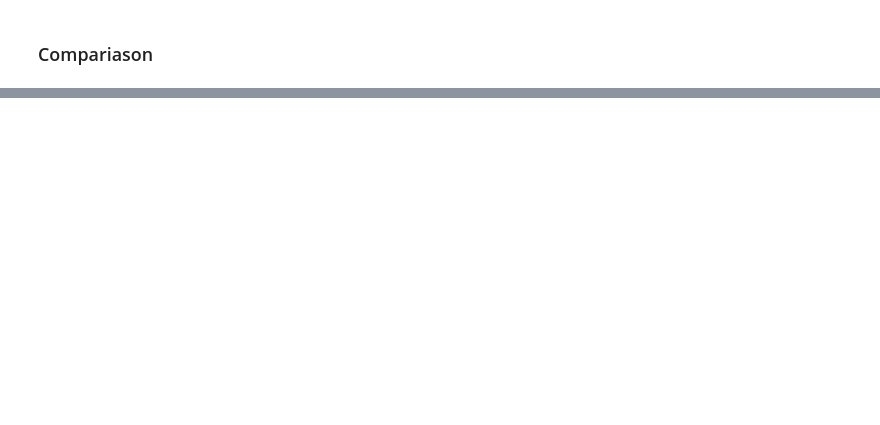
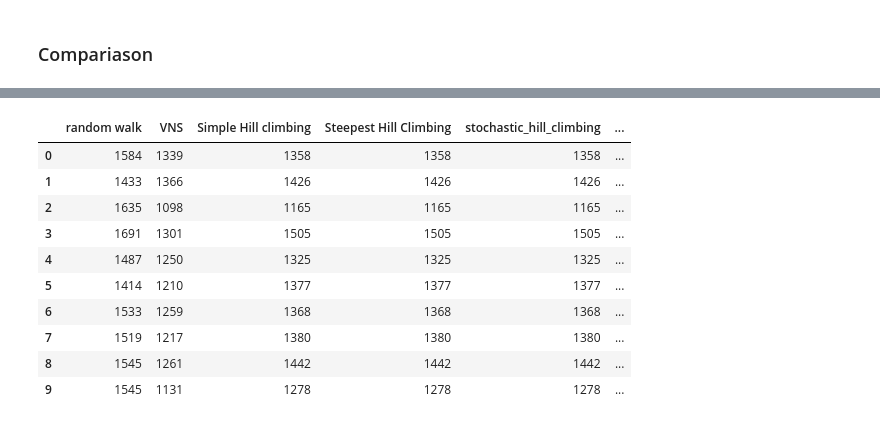
Before and after one commit to RamdhanZiane/graph-optimization-methods, a Jupyter notebook: MetaHeuristics.ipynb, the cells around one changed output, grey strips where cells are left out. Drawn from its saved outputs; the diff is of its cells as text; code cells hidden in the pictures; blank space fills up the shorter version.

```diff
--- a/MetaHeuristics.ipynb
+++ b/MetaHeuristics.ipynb
@@ -1528,0 +1362,2 @@ plt.show()
+# %%
+taillard = load_taillard('benchmarks/tai20_5.txt')
@@ -1528,0 +1451,35 @@ plt.show()
+# %%
+results_df6 = pd.DataFrame(columns=["Instance", "Upper Bound", "Initial solution", "Makespan"])
+for i in range(len(taillard)):
+    data = np.array(taillard[i]['jobs'])
+    permutation = np.random.permutation(len(data)).tolist()
+    permutation , initial_solution = neh_algorithm(data.T)
+    fs = Flowshop(data=data, nb_machines=len(data), nb_jobs=len(data[0]))
+    _,_,neighbor_cmax,_ = fs.simulated_annealing()
+
+    new_row = pd.DataFrame({
+                            "Instance": [i],
+                            "Upper Bound": [taillard[i]['upper_bound']],
+                            "Initial solution": [int(initial_solution)],
+                            "Makespan": [int(neighbor_cmax)]})
+
+    results_df6 = pd.concat([results_df6, new_row], ignore_index=True)
+# %%
+cols = ["random walk", "VNS", "Simple Hill climbing", "Steepest Hill Climbing", "stochastic_hill_climbing", "Simulated annealing"]
+df = pd.DataFrame(columns=cols)
+for col, ds in zip(cols, [results_df, results_df2, results_df3, results_df4, results_df5, results_df6]):
+    df[col] = ds['Makespan']
+df['UB'] = results_df['Upper Bound']
+df
+# %% [output]
+|  | random walk | VNS | Simple Hill climbing | Steepest Hill Climbing | stochastic_hill_climbing | ... |
+| 0 | 1584 | 1339 | 1358 | 1358 | 1358 | ... |
+| 1 | 1433 | 1366 | 1426 | 1426 | 1426 | ... |
+| 2 | 1635 | 1098 | 1165 | 1165 | 1165 | ... |
+| 3 | 1691 | 1301 | 1505 | 1505 | 1505 | ... |
+| 4 | 1487 | 1250 | 1325 | 1325 | 1325 | ... |
+| 5 | 1414 | 1210 | 1377 | 1377 | 1377 | ... |
+| 6 | 1533 | 1259 | 1368 | 1368 | 1368 | ... |
+| 7 | 1519 | 1217 | 1380 | 1380 | 1380 | ... |
+| 8 | 1545 | 1261 | 1442 | 1442 | 1442 | ... |
+| 9 | 1545 | 1131 | 1278 | 1278 | 1278 | ... |
```
Also changed, not shown: parts of 48 cells of this notebook, 1 other file.
